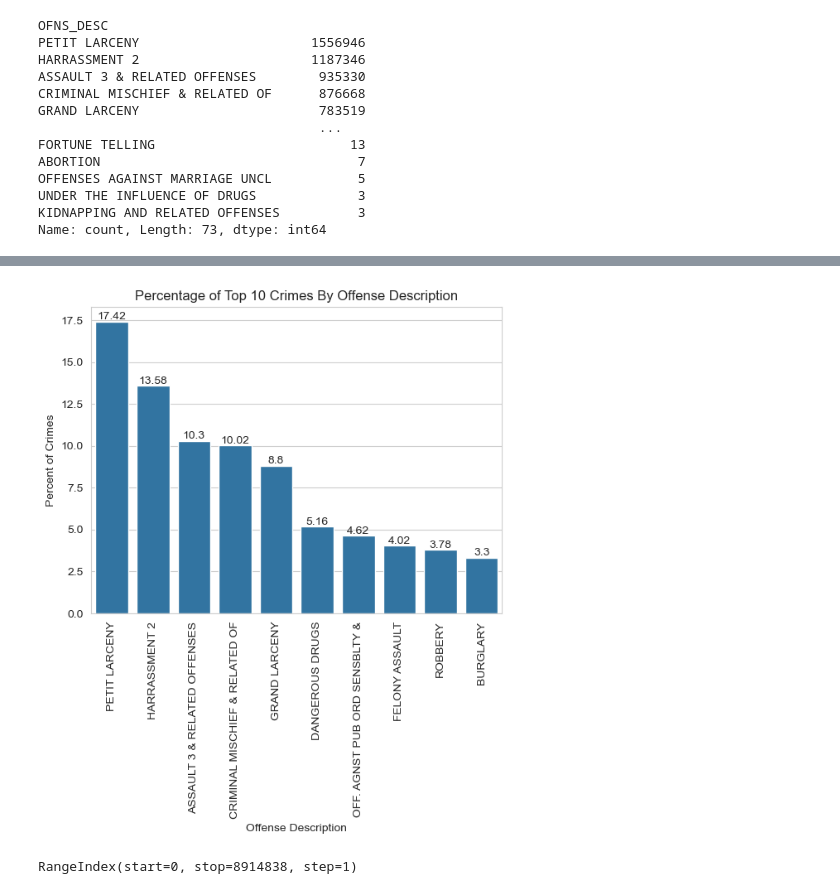
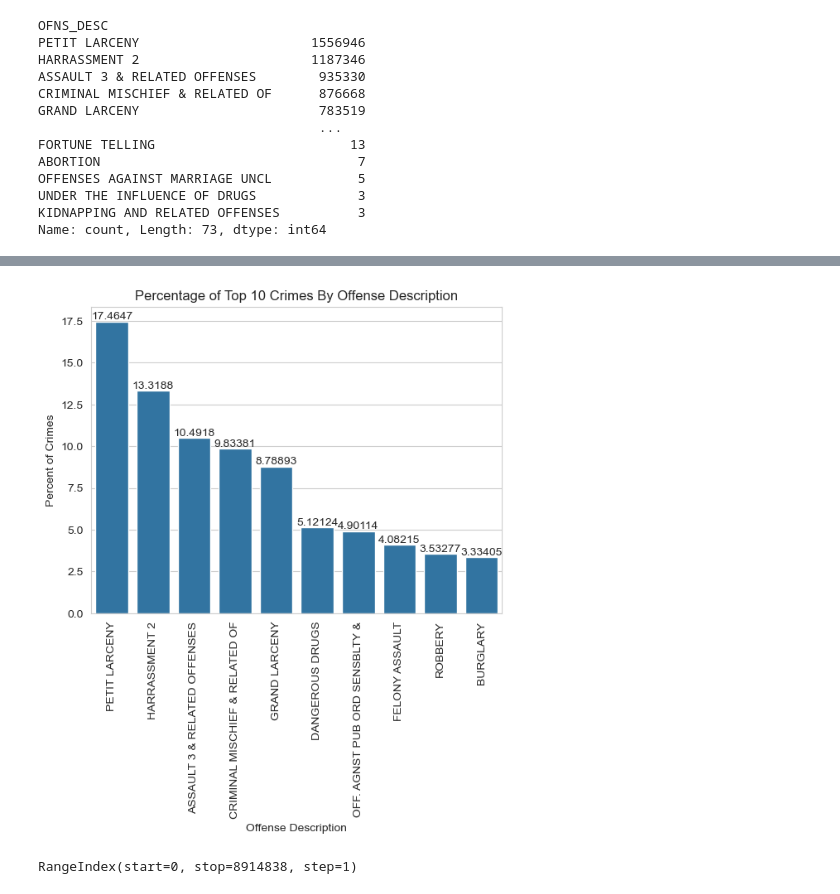
Before and after one commit to scarlettvalentin/nypd_crime, a Jupyter notebook: notebook.ipynb, the cells around one changed output, grey strips where cells are left out. Drawn from its saved outputs; the diff is of its cells as text; code cells hidden in the pictures.

```diff
--- a/notebook.ipynb
+++ b/notebook.ipynb
@@ -210,17 +176,17 @@ BURGLARY                          165
 dtype: int64
 # %%
 # Visualize crimes by offense description
-ax = sns.countplot(data=data_sample,
+ax = sns.countplot(data=data,
                    x='OFNS_DESC',
                    stat='percent',
-                  order=data_sample['OFNS_DESC'].value_counts(ascending=False).iloc[:10].index)
+                  order=data['OFNS_DESC'].value_counts(ascending=False).iloc[:10].index)
 ax.set_xlabel('Offense Description')
 plt.xticks(rotation=90)
 ax.set_ylabel('Percent of Crimes')
 ax.set_title('Percentage of Top 10 Crimes By Offense Description')
 ax.bar_label(ax.containers[0]);
 # %% [output]
-[figure, old version]
+[figure, new version]
 # %%
 data.index
 # %% [output]
```
Also changed, not shown: parts of 74 cells of this notebook, 1 other file.
